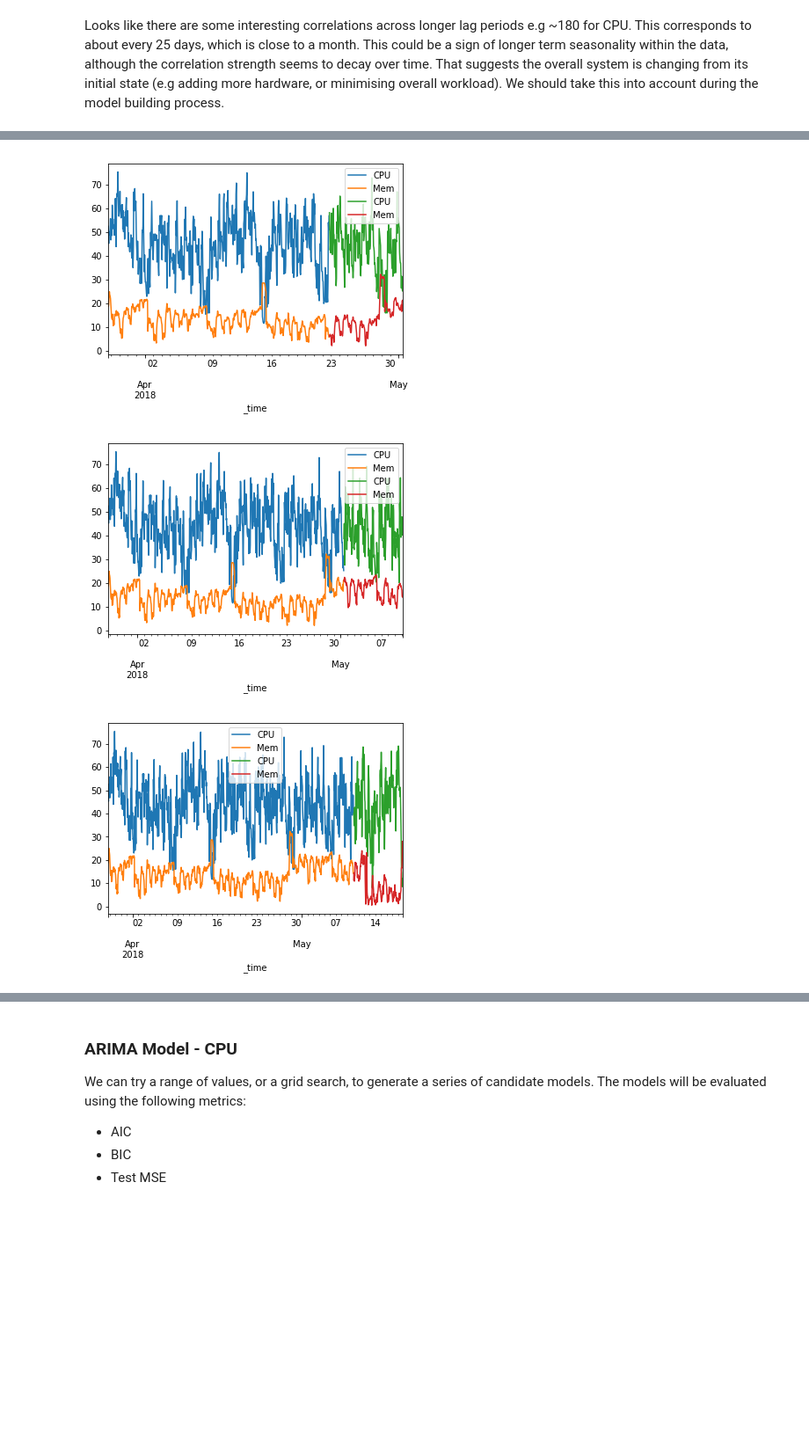
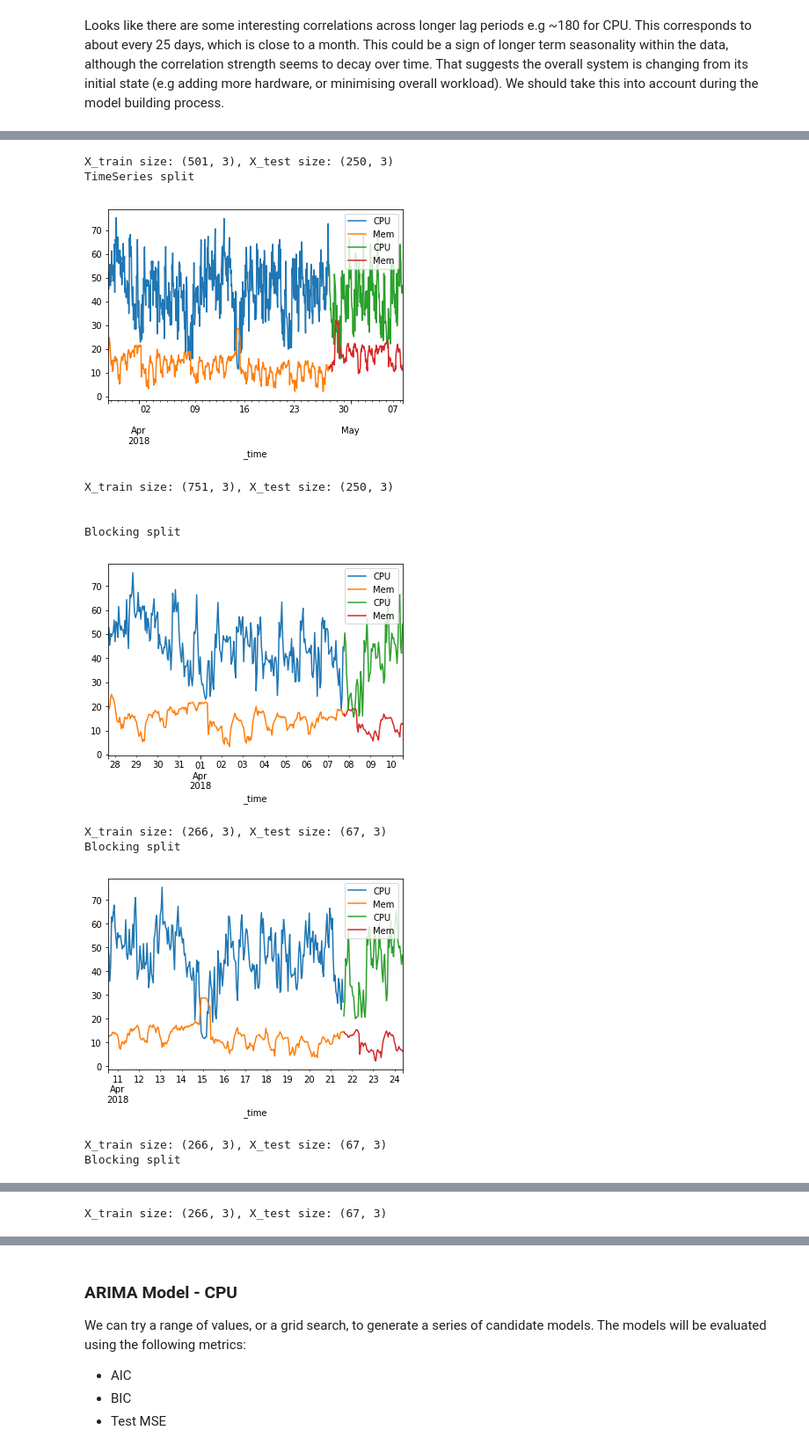
Before and after one commit to natwille1/Timeseries_CPU, a Jupyter notebook: Capacity_Planning_Cross_Validated.ipynb, the cells around one changed output, grey strips where cells are left out. Shown at 88% size. Saved outputs shown, nothing was run; the diff lists cells and outputs as text; code cells hidden in the pictures; blank space fills up the shorter version.

```diff
--- a/Capacity_Planning_Cross_Validated.ipynb
+++ b/Capacity_Planning_Cross_Validated.ipynb
@@ -10,6 +10,7 @@ import random
 import sklearn
 from sklearn import metrics
 import seaborn as sns
+from statsmodels import tsa
 from statsmodels.tsa.ar_model import AR
 from statsmodels.tsa.arima_model import ARIMA, ARIMAResults
 from sklearn.model_selection import train_test_split
@@ -33,10 +34,10 @@ print(mem.tail(4))
 cpu.rename(columns={'avg(Value)': 'cpu'}, inplace=True)
 mem.rename(columns={'avg(Value)': 'mem'}, inplace=True)
 
-metrics = pd.merge(cpu, mem, on='_time')
-print("dataframe size: ", metrics.shape)
-metrics.head(4)
-metrics.tail(4)
+df = pd.merge(cpu, mem, on='_time')
+print("dataframe size: ", df.shape)
+df.head(4)
+df.tail(4)
 # %% [output]
                           _time  avg(Value)
 0  2018-02-13T00:00:00.000+0000         NaN
@@ -179,5 +206,5 @@ class CrossValidation(object):
 # %%
-data = Data(metrics)
+data = Data(df)
 data.convert_datetime('_time')
 data.return_dataframe().dtypes
 # %% [output]
@@ -354,15 +413,49 @@ Looks like there are some interesting correlations across longer lag periods e.g
 # %%
-## Timeseries split
+## Timeseries splits
 
 from sklearn.model_selection import TimeSeriesSplit
 
 X = np.array(selected.return_dataframe())
 y = selected.return_dataframe()
 
-tscv = TimeSeriesSplit(n_splits = 5)
-for train_index, test_index in tscv.split(X):
-    #print("TRAIN: ", train_index, "TEST: ", test_index)
-    X_train, X_test = X[train_index], X[test_index]
+print("total days of data: {:.1f}".format(X.shape[0]/24))
+
+## Keep last 20% for testing set
+
+size = int(len(X) * 0.8)
+train = X[:size]
+test = X[size:]
+
+print("total days of training data: {:.1f}. Shape: {}".format(train.shape[0]/24, train.shape))
+print("total dats of test data: {:.1f}. Shape: {}".format(test.shape[0]/24, test.shape))
+
+split = 3
+tscv = TimeSeriesSplit(n_splits = split)
+btscv = BlockingTimeSeriesSplit(n_splits=split)
+
+train_timeseries = []
+test_timeseries = []
+
+for train_index, test_index in tscv.split(train):
+    print("TimeSeries split")
+    X_train, X_test = train[train_index], train[test_index]
+    X_train, X_test = pd.DataFrame(X_train), pd.DataFrame(X_test)
+    X_train.columns = ['_time', 'CPU', 'Mem']
+    X_test.columns = ['_time', 'CPU', 'Mem']
+    train_timeseries.append([X_train])
+    test_timeseries.append([X_test])
+    ax1 = X_train.set_index('_time').plot()
+    X_test.set_index('_time').plot(ax=ax1)
+    #plt.plot(X_test)
+    plt.show()
+    print("X_train size: {}, X_test size: {}".format(X_train.shape, X_test.shape))
+
+print()
+print()
+
+for train_index, test_index in btscv.split(train):
+    print("Blocking split")
+    X_train, X_test = train[train_index], train[test_index]
     X_train, X_test = pd.DataFrame(X_train), pd.DataFrame(X_test)
     X_train.columns = ['_time', 'CPU', 'Mem']
     X_test.columns = ['_time', 'CPU', 'Mem']
@@ -370,4 +463,5 @@ for train_index, test_index in tscv.split(X):
     X_test.set_index('_time').plot(ax=ax1)
     #plt.plot(X_test)
     plt.show()
+    print("X_train size: {}, X_test size: {}".format(X_train.shape, X_test.shape))
 # %% [output]
@@ -376,3 +476,13 @@ for train_index, test_index in tscv.split(X):
+X_train size: (501, 3), X_test size: (250, 3)
+TimeSeries split
-[figure, old version]
+[figure, new version]
+X_train size: (751, 3), X_test size: (250, 3)
+
+
+Blocking split
-[figure, old version]
+[figure, new version]
+X_train size: (266, 3), X_test size: (67, 3)
+Blocking split
-[figure, old version]
+[figure, new version]
+X_train size: (266, 3), X_test size: (67, 3)
+Blocking split
@@ -378,0 +490 @@ for train_index, test_index in tscv.split(X):
+X_train size: (266, 3), X_test size: (67, 3)
```
Also changed, not shown: parts of 20 cells of this notebook.
